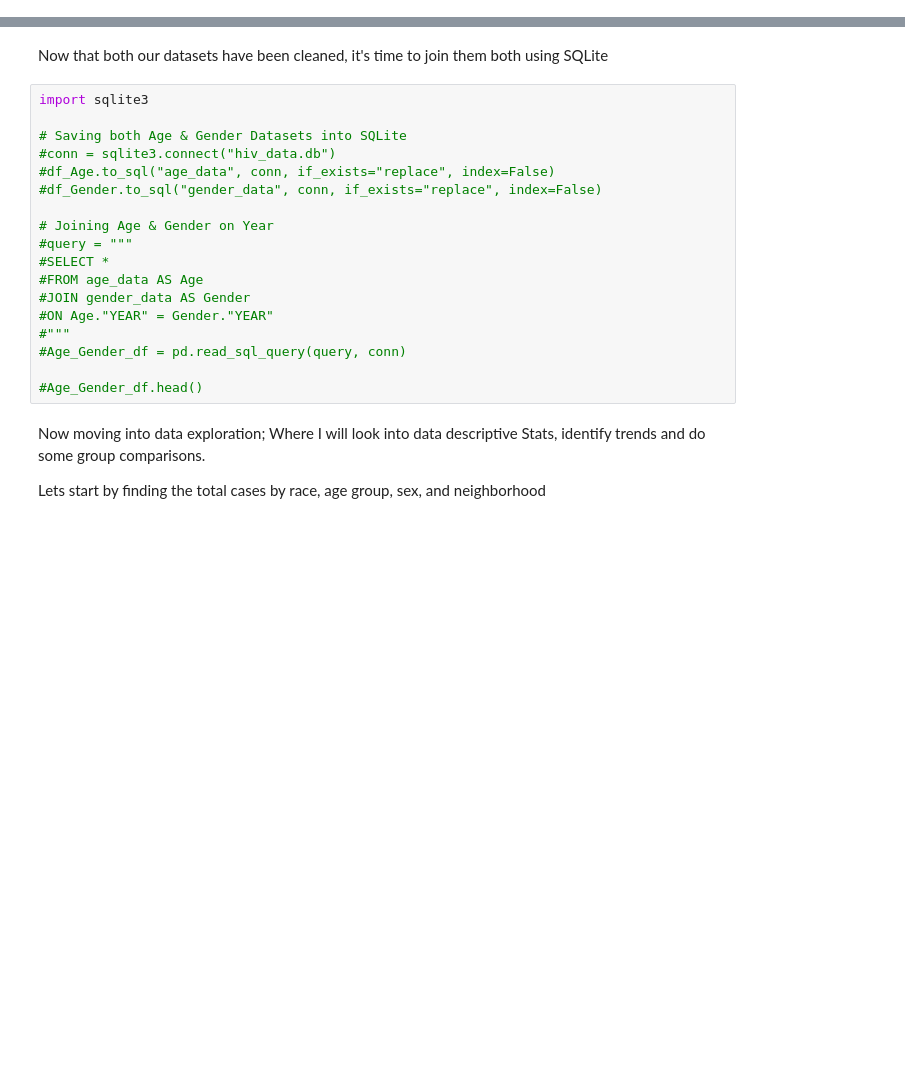
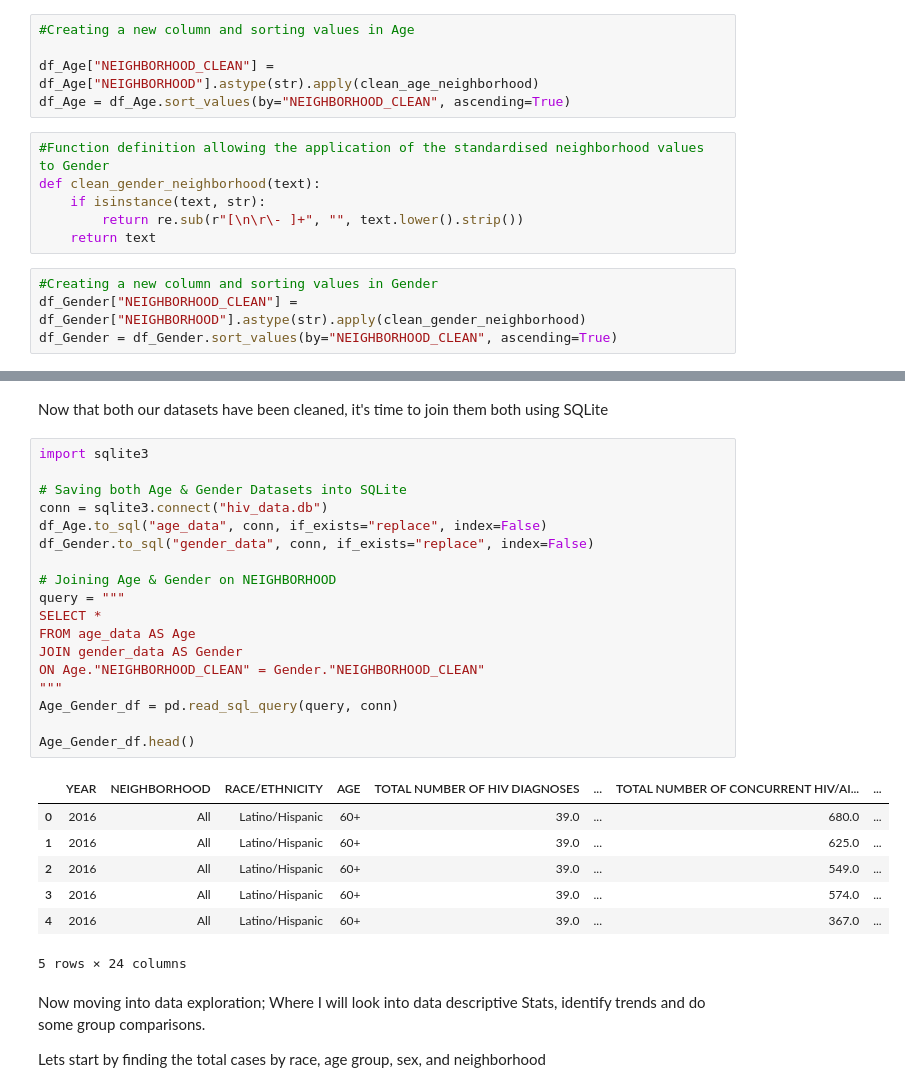
Before and after one commit to Victoire03/HIV-infections-in-New-York-City, a Jupyter notebook: Data_analysis.ipynb, the cells around one changed output, grey strips where cells are left out. Drawn from its saved outputs; the diff is of its cells as text; blank space fills up the shorter version.

Commit message:
Data standardization completed and both datasets joints in SQLite

```diff
--- a/Data_analysis.ipynb
+++ b/Data_analysis.ipynb
@@ -242,0 +269,15 @@ df_Gender.head()
+# %%
+#Creating a new column and sorting values in Age
+
+df_Age["NEIGHBORHOOD_CLEAN"] = df_Age["NEIGHBORHOOD"].astype(str).apply(clean_age_neighborhood)
+df_Age = df_Age.sort_values(by="NEIGHBORHOOD_CLEAN", ascending=True)
+# %%
+#Function definition allowing the application of the standardised neighborhood values to Gender
+def clean_gender_neighborhood(text):
+    if isinstance(text, str):
+        return re.sub(r"[\n\r\- ]+", "", text.lower().strip())
+    return text
+# %%
+#Creating a new column and sorting values in Gender
+df_Gender["NEIGHBORHOOD_CLEAN"] = df_Gender["NEIGHBORHOOD"].astype(str).apply(clean_gender_neighborhood)
+df_Gender = df_Gender.sort_values(by="NEIGHBORHOOD_CLEAN", ascending=True)
@@ -245,21 +318,29 @@ Now that both our datasets have been cleaned, it's time to join them both using
 # %%
 import sqlite3
 
 # Saving both Age & Gender Datasets into SQLite
-#conn = sqlite3.connect("hiv_data.db")
-#df_Age.to_sql("age_data", conn, if_exists="replace", index=False)
-#df_Gender.to_sql("gender_data", conn, if_exists="replace", index=False)
+conn = sqlite3.connect("hiv_data.db")
+df_Age.to_sql("age_data", conn, if_exists="replace", index=False)
+df_Gender.to_sql("gender_data", conn, if_exists="replace", index=False)
 
-# Joining Age & Gender on Year
-#query = """
-#SELECT *
-#FROM age_data AS Age
-#JOIN gender_data AS Gender
-#ON Age."YEAR" = Gender."YEAR"
-#"""
-#Age_Gender_df = pd.read_sql_query(query, conn)
+# Joining Age & Gender on NEIGHBORHOOD
+query = """
+SELECT *
+FROM age_data AS Age
+JOIN gender_data AS Gender
+ON Age."NEIGHBORHOOD_CLEAN" = Gender."NEIGHBORHOOD_CLEAN"
+"""
+Age_Gender_df = pd.read_sql_query(query, conn)
 
-#Age_Gender_df.head()
+Age_Gender_df.head()
+# %% [output]
+|  | YEAR | NEIGHBORHOOD | RACE/ETHNICITY | AGE | TOTAL NUMBER OF HIV DIAGNOSES | ... | TOTAL NUMBER OF CONCURRENT HIV/AI... | ... |
+| 0 | 2016 | All | Latino/Hispanic | 60+ | 39.0 | ... | 680.0 | ... |
+| 1 | 2016 | All | Latino/Hispanic | 60+ | 39.0 | ... | 625.0 | ... |
+| 2 | 2016 | All | Latino/Hispanic | 60+ | 39.0 | ... | 549.0 | ... |
+| 3 | 2016 | All | Latino/Hispanic | 60+ | 39.0 | ... | 574.0 | ... |
+| 4 | 2016 | All | Latino/Hispanic | 60+ | 39.0 | ... | 367.0 | ... |
+5 rows × 24 columns
 # %% [markdown]
 Now moving into data exploration; Where I will look into data descriptive Stats, identify trends and do some group comparisons.
 
```
Also changed, not shown: parts of 8 cells of this notebook, 1 other file.
